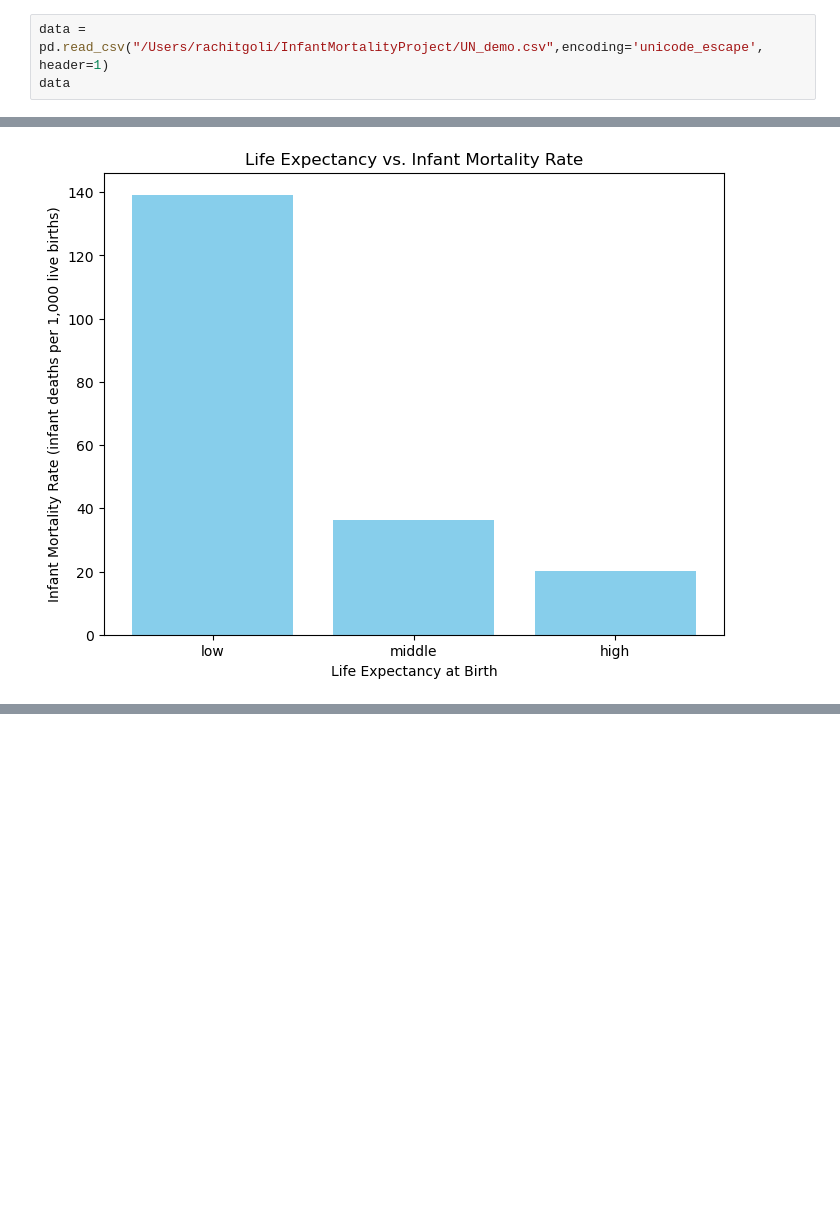
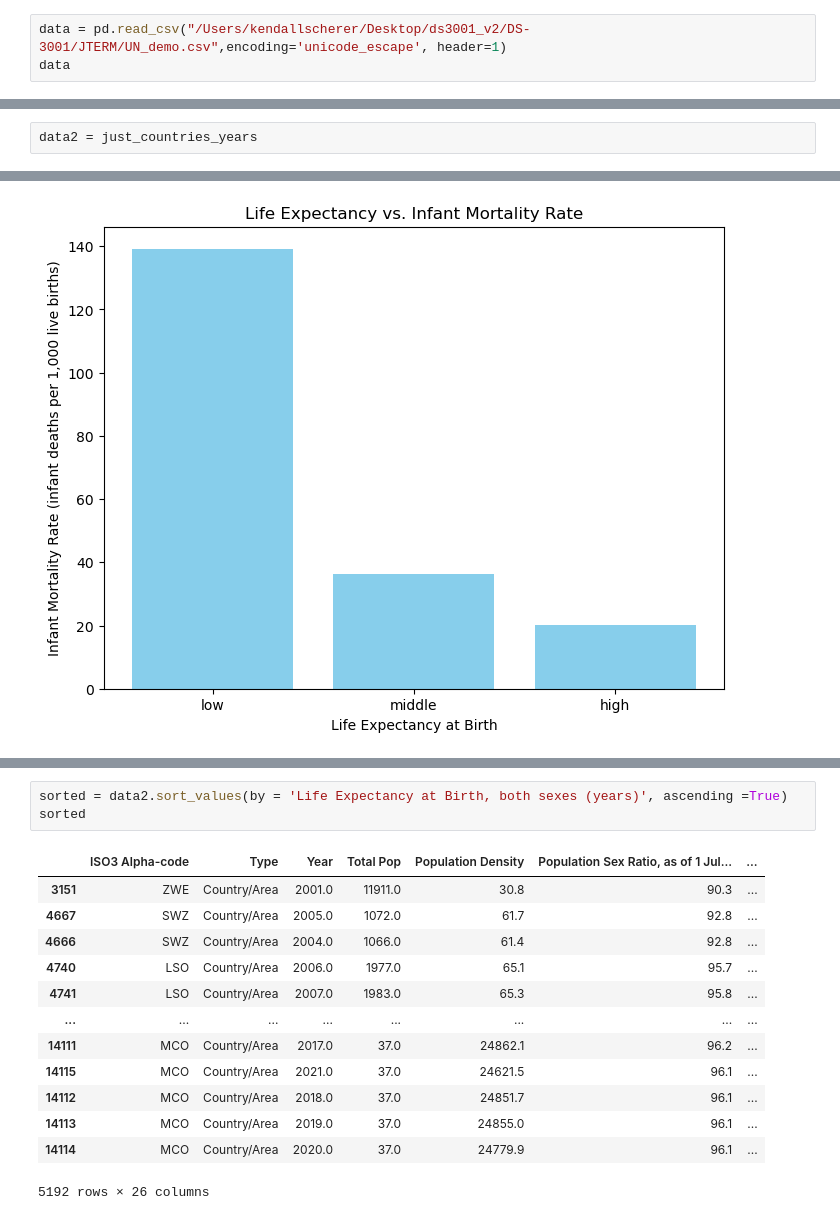
Before and after one commit to rachit0907/InfantMortalityProject, a Jupyter notebook: current.ipynb, the cells around one changed output, grey strips where cells are left out. Cells and saved outputs as stored; diff of their text form; blank space fills up the shorter version.

```diff
--- a/current.ipynb
+++ b/current.ipynb
@@ -27,7 +41,7 @@ Which ML model is the best to predict average life expectancy?
 
 Addition question we need to explore... should we build different models for males and females?
 # %%
-data = pd.read_csv("/Users/rachitgoli/InfantMortalityProject/UN_demo.csv",encoding='unicode_escape', header=1)
+data = pd.read_csv("/Users/kendallscherer/Desktop/ds3001_v2/DS-3001/JTERM/UN_demo.csv",encoding='unicode_escape', header=1)
 data
 # %% [output]
 |  | Index | Variant | Region, subregion, country or area * | Notes | Location code | ISO3 Alpha-code | ISO2 Alpha-code | ... |
@@ -168,4 +181,6 @@ Data columns (total 26 columns):
  25  Net Migration Rate (per 1,000 population)                                                    5192 non-null   object
 dtypes: float64(1), object(25)
 memory usage: 1.1+ MB
+# %%
+data2 = just_countries_years
 # %%
@@ -540,0 +730,17 @@ KeyError: ''
+# %%
+sorted = data2.sort_values(by = 'Life Expectancy at Birth, both sexes (years)', ascending =True)
+sorted
+# %% [output]
+|  | ISO3 Alpha-code | Type | Year | Total Pop | Population Density | Population Sex Ratio, as of 1 Jul... | ... |
+| 3151 | ZWE | Country/Area | 2001.0 | 11911.0 | 30.8 | 90.3 | ... |
+| 4667 | SWZ | Country/Area | 2005.0 | 1072.0 | 61.7 | 92.8 | ... |
+| 4666 | SWZ | Country/Area | 2004.0 | 1066.0 | 61.4 | 92.8 | ... |
+| 4740 | LSO | Country/Area | 2006.0 | 1977.0 | 65.1 | 95.7 | ... |
+| 4741 | LSO | Country/Area | 2007.0 | 1983.0 | 65.3 | 95.8 | ... |
+| ... | ... | ... | ... | ... | ... | ... | ... |
+| 14111 | MCO | Country/Area | 2017.0 | 37.0 | 24862.1 | 96.2 | ... |
+| 14115 | MCO | Country/Area | 2021.0 | 37.0 | 24621.5 | 96.1 | ... |
+| 14112 | MCO | Country/Area | 2018.0 | 37.0 | 24851.7 | 96.1 | ... |
+| 14113 | MCO | Country/Area | 2019.0 | 37.0 | 24855.0 | 96.1 | ... |
+| 14114 | MCO | Country/Area | 2020.0 | 37.0 | 24779.9 | 96.1 | ... |
+5192 rows × 26 columns
```
Also changed, not shown: parts of 46 cells of this notebook.
